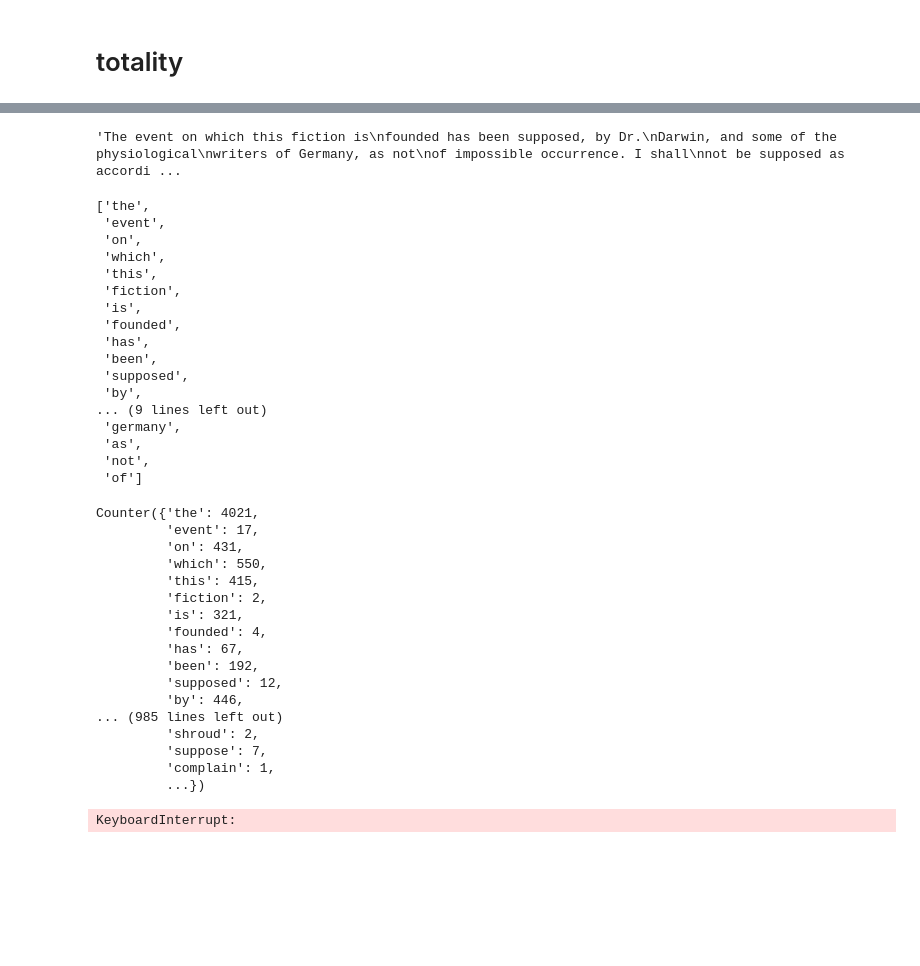
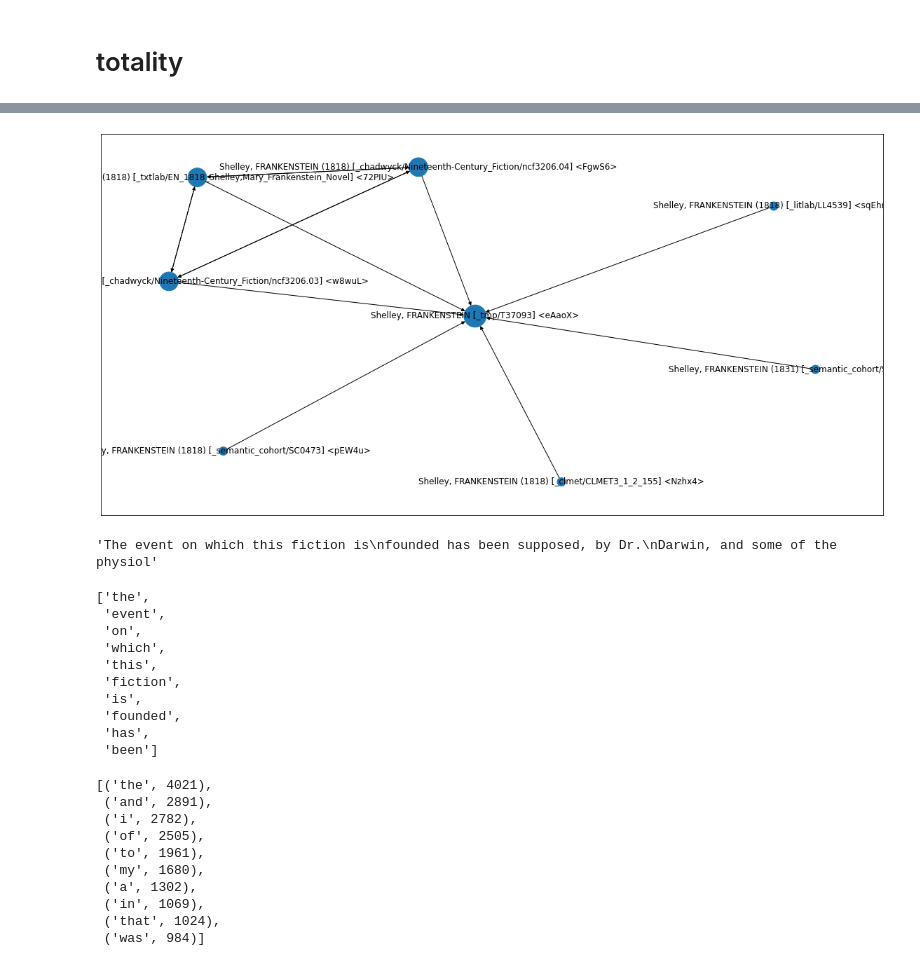
Before and after one commit to deterritorial/dialectics, a Jupyter notebook: README.ipynb, the cells around one changed output, grey strips where cells are left out. Drawn from its saved outputs; the diff is of its cells as text; code cells hidden in the pictures; blank space fills up the shorter version.

```diff
--- a/README.ipynb
+++ b/README.ipynb
@@ -57,11 +58,16 @@ t.metadata()
+# %%
+# Draw the network of discovered copies/associated texts
+t.draw_ties()
+# %% [output]
+[figure, added]
 # %%
-# Grab the txt file
-t.txt[:280]
+# From those discovered sources, get the plain txt
+t.txt[:100]
 # %% [output]
-'The event on which this fiction is\nfounded has been supposed, by Dr.\nDarwin, and some of the physiological\nwriters of Germany, as not\nof impossible occurrence. I shall\nnot be supposed as accordi ...
+'The event on which this fiction is\nfounded has been supposed, by Dr.\nDarwin, and some of the physiol'
 # %%
 # tokenize it...
-t.tokens()[:25]
+t.tokens()[:10]
 # %% [output]
 ['the',
  'event',
@@ -72,36 +78,19 @@ t.tokens()[:25]
  'is',
  'founded',
  'has',
- 'been',
- 'supposed',
- 'by',
-... (9 lines left out)
- 'germany',
- 'as',
- 'not',
- 'of']
+ 'been']
 # %%
 # count words
-t.counts()
+counts = t.counts()
+counts.most_common(10)
 # %% [output]
-Counter({'the': 4021,
-         'event': 17,
-         'on': 431,
-         'which': 550,
-         'this': 415,
-         'fiction': 2,
-         'is': 321,
-         'founded': 4,
-         'has': 67,
-         'been': 192,
-         'supposed': 12,
-         'by': 446,
-... (985 lines left out)
-         'shroud': 2,
-         'suppose': 7,
-         'complain': 1,
-         ...})
+[('the', 4021),
+ ('and', 2891),
+ ('i', 2782),
+ ('of', 2505),
+ ('to', 1961),
+ ('my', 1680),
+ ('a', 1302),
+ ('in', 1069),
+ ('that', 1024),
+ ('was', 984)]
-# %%
-t.graph_ties()
-# %% [output]
-KeyboardInterrupt:
```
Also changed, not shown: parts of 9 cells of this notebook, 5 other files.
